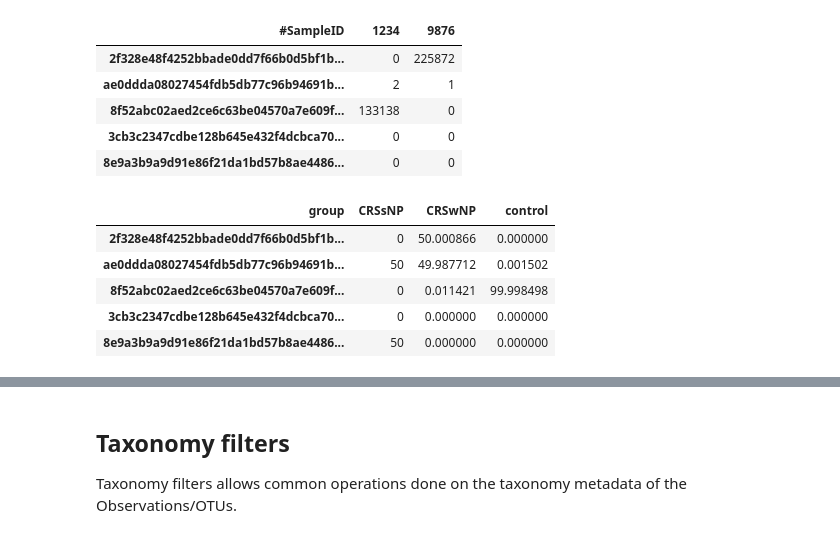
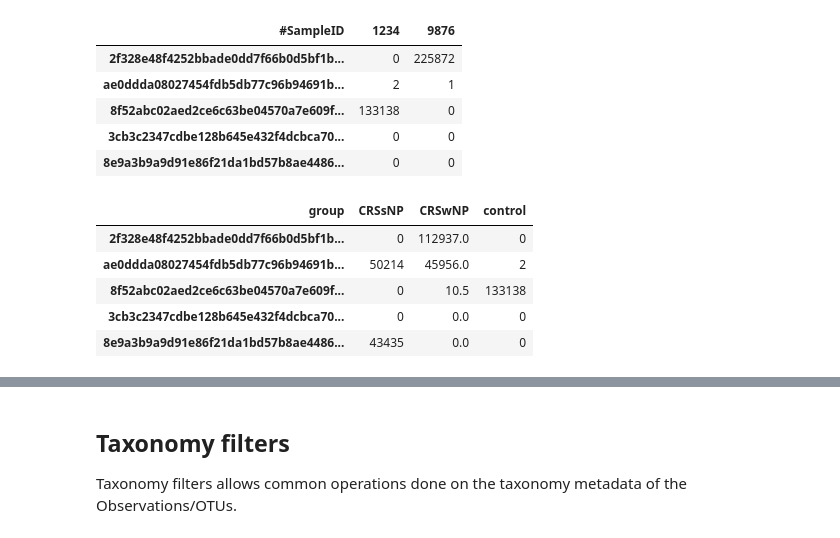
Before and after one commit to bassio/omicexperiment, a Jupyter notebook: doc/02_experiment_filters.ipynb, the cells around one changed output, grey strips where cells are left out. Drawn from its saved outputs; the diff is of its cells as text; code cells hidden in the pictures.

```diff
--- a/doc/02_experiment_filters.ipynb
+++ b/doc/02_experiment_filters.ipynb
@@ -160,14 +160,13 @@ exp.efilter(Sample.c.asthma == 1).filter(Sample.count > 100000) #two samples
 | 3cb3c2347cdbe128b645e432f4dcbca70... | 0 | 0 |
 | 8e9a3b9a9d91e86f21da1bd57b8ae4486... | 0 | 0 |
 # %%
-# the Sample groupby filter
+# the Sample groupby Transform
 #the aggregate function here is the mean,
-#then finally normalizes to a 100 (mean relative abundance)
-exp.filter(Sample.groupby("group"))
+exp.dapply(Sample.groupby("group"))
 # %% [output]
 | group | CRSsNP | CRSwNP | control |
-| 2f328e48f4252bbade0dd7f66b0d5bf1b... | 0 | 50.000866 | 0.000000 |
-| ae0ddda08027454fdb5db77c96b94691b... | 50 | 49.987712 | 0.001502 |
-| 8f52abc02aed2ce6c63be04570a7e609f... | 0 | 0.011421 | 99.998498 |
-| 3cb3c2347cdbe128b645e432f4dcbca70... | 0 | 0.000000 | 0.000000 |
-| 8e9a3b9a9d91e86f21da1bd57b8ae4486... | 50 | 0.000000 | 0.000000 |
+| 2f328e48f4252bbade0dd7f66b0d5bf1b... | 0 | 112937.0 | 0 |
+| ae0ddda08027454fdb5db77c96b94691b... | 50214 | 45956.0 | 2 |
+| 8f52abc02aed2ce6c63be04570a7e609f... | 0 | 10.5 | 133138 |
+| 3cb3c2347cdbe128b645e432f4dcbca70... | 0 | 0.0 | 0 |
+| 8e9a3b9a9d91e86f21da1bd57b8ae4486... | 43435 | 0.0 | 0 |
```
Also changed, not shown: parts of 12 cells of this notebook, 11 other files.
